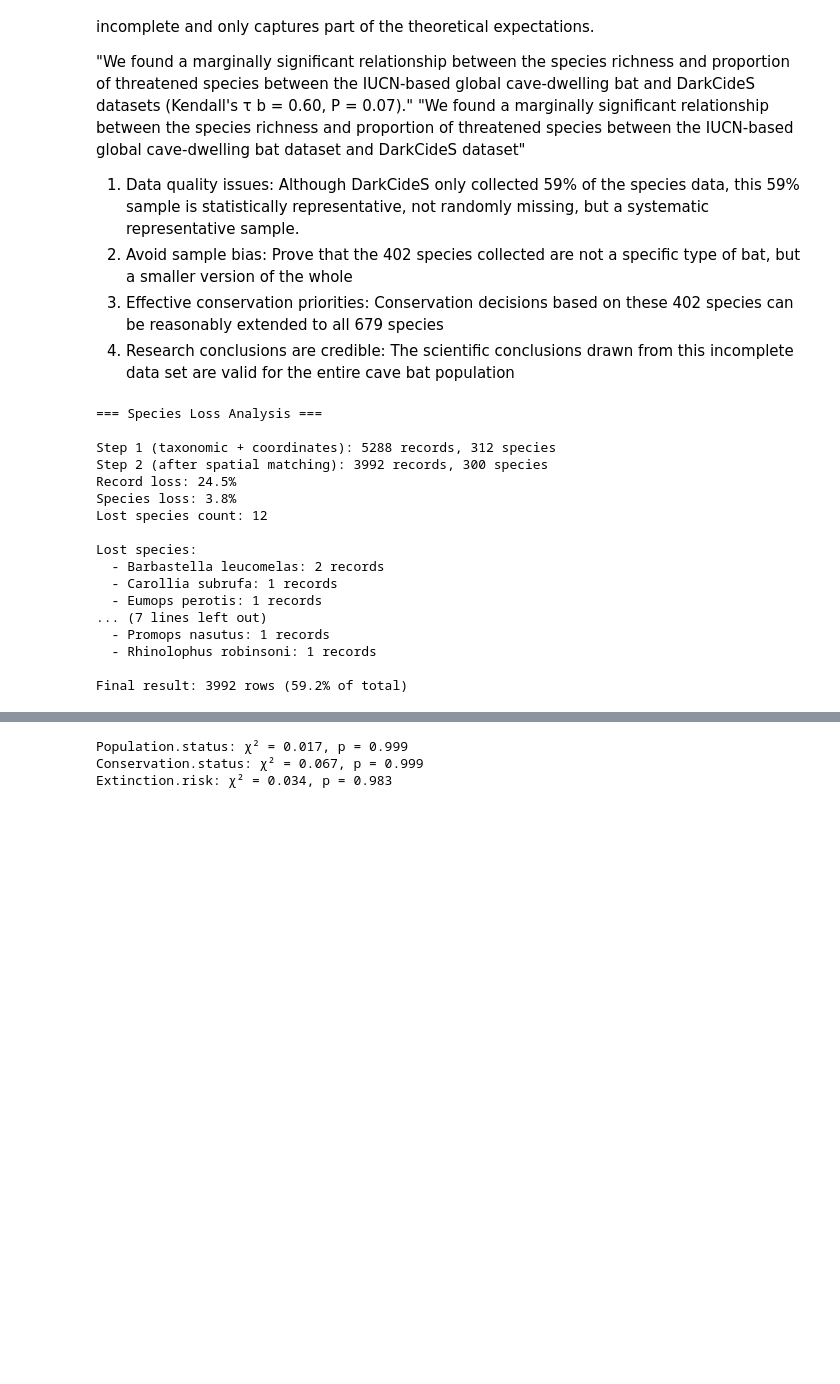
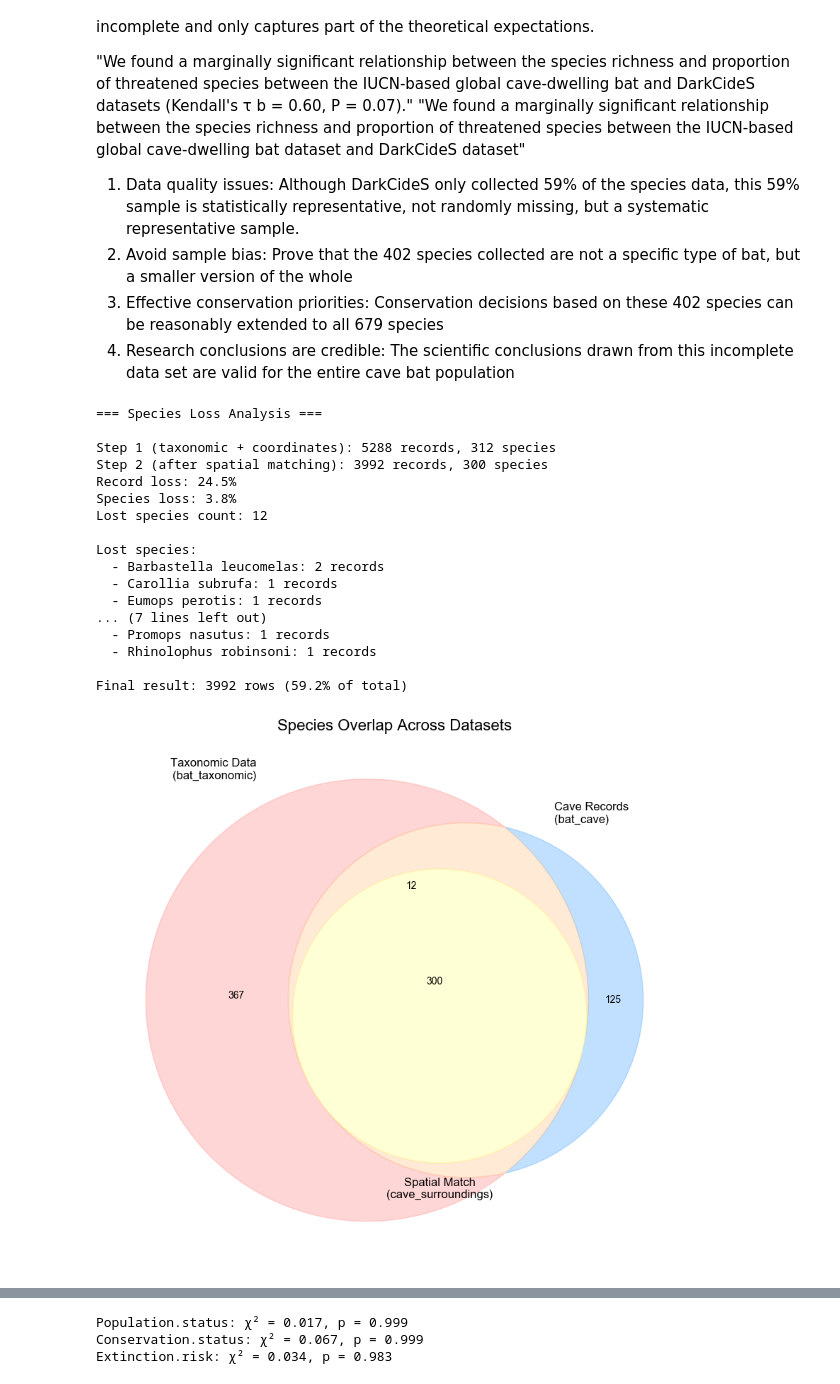
Before and after one commit to geonarvis/bat-in-cave, a Jupyter notebook: anaylsis_preprocess.ipynb, the cells around one changed output, grey strips where cells are left out. Cells and saved outputs as stored; diff of their text form; code cells hidden in the pictures; blank space fills up the shorter version.

```diff
--- a/anaylsis_preprocess.ipynb
+++ b/anaylsis_preprocess.ipynb
@@ -228,3 +227,79 @@ Lost species:
   - Rhinolophus robinsoni: 1 records
 
 Final result: 3992 rows (59.2% of total)
+# %%
+import matplotlib.pyplot as plt
+from matplotlib_venn import venn3, venn3_circles
+import pandas as pd
+import numpy as np
+from scipy.spatial import cKDTree
+
+# Get species sets from each dataset
+def get_species_sets():
+   # 1. Species in bat_taxonomic
+   taxonomic_species = set(bat_taxonomic['Species.name'])
+
+   # 2. Species in bat_cave with coordinates
+   cave_with_coords = bat_cave[
+       ~pd.isna(bat_cave['Latitude']) &
+       ~pd.isna(bat_cave['Longitude'])
+   ]
+   cave_species = set(cave_with_coords['Species.name'])
+
+   # 3. Species after spatial matching
+   threshold = 0.0001
+   cave_coords = cave_surroundings[['Longitude', 'Latitude']].values
+   tree = cKDTree(cave_coords)
+
+   step1_filtered = bat_cave[
+       bat_cave['Species.name'].isin(taxonomic_species) &
+       ~pd.isna(bat_cave['Latitude']) &
+       ~pd.isna(bat_cave['Longitude'])
+   ]
+
+   filtered_rows = []
+   for idx, row in step1_filtered.iterrows():
+       neighbors = tree.query_ball_point([row['Longitude'], row['Latitude']], threshold)
+
+       for neighbor_idx in neighbors:
+           cave_row = cave_surroundings.iloc[neighbor_idx]
+           if (cave_row['Biogeographical.realm'] == row['Biogeographical.realm'] and
+               cave_row['Country'] == row['Country.record'] and
+               cave_row['Cave_Name'] == row['Cave.site']):
+               filtered_rows.append(idx)
+               break
+
+   spatial_matched_species = set(bat_cave.loc[filtered_rows]['Species.name'])
+
+   return taxonomic_species, cave_species, spatial_matched_species
+
+# Get data
+taxonomic_species, cave_species, spatial_matched_species = get_species_sets()
+
+# Create Venn diagram
+plt.figure(figsize=(10, 8))
+
+venn = venn3([taxonomic_species, cave_species, spatial_matched_species],
+            ('Taxonomic Data\n(bat_taxonomic)', 'Cave Records\n(bat_cave)', 'Spatial Match\n(cave_surroundings)'))
+
+# Set colors
+if venn.get_patch_by_id('100'): venn.get_patch_by_id('100').set_color('#ff9999')
+if venn.get_patch_by_id('010'): venn.get_patch_by_id('010').set_color('#66b3ff')
+if venn.get_patch_by_id('001'): venn.get_patch_by_id('001').set_color('#99ff99')
+if venn.get_patch_by_id('110'): venn.get_patch_by_id('110').set_color('#ffcc99')
+if venn.get_patch_by_id('101'): venn.get_patch_by_id('101').set_color('#ff99cc')
+if venn.get_patch_by_id('011'): venn.get_patch_by_id('011').set_color('#99ffcc')
+if venn.get_patch_by_id('111'): venn.get_patch_by_id('111').set_color('#ffff99')
+
+plt.title('Species Overlap Across Datasets', fontsize=16, fontweight='bold')
+plt.tight_layout()
+plt.show()
+
+# Print summary statistics
+print("=== Dataset Intersection Summary ===")
+print(f"Taxonomic species: {len(taxonomic_species)}")
+print(f"Cave species: {len(cave_species)}")
+print(f"Spatial matched species: {len(spatial_matched_species)}")
+print(f"Final overlap (all three): {len(taxonomic_species & cave_species & spatial_matched_species)}")
+# %% [output]
+[figure, added]
```
Also changed, not shown: parts of 2 cells of this notebook, 3 other files.
